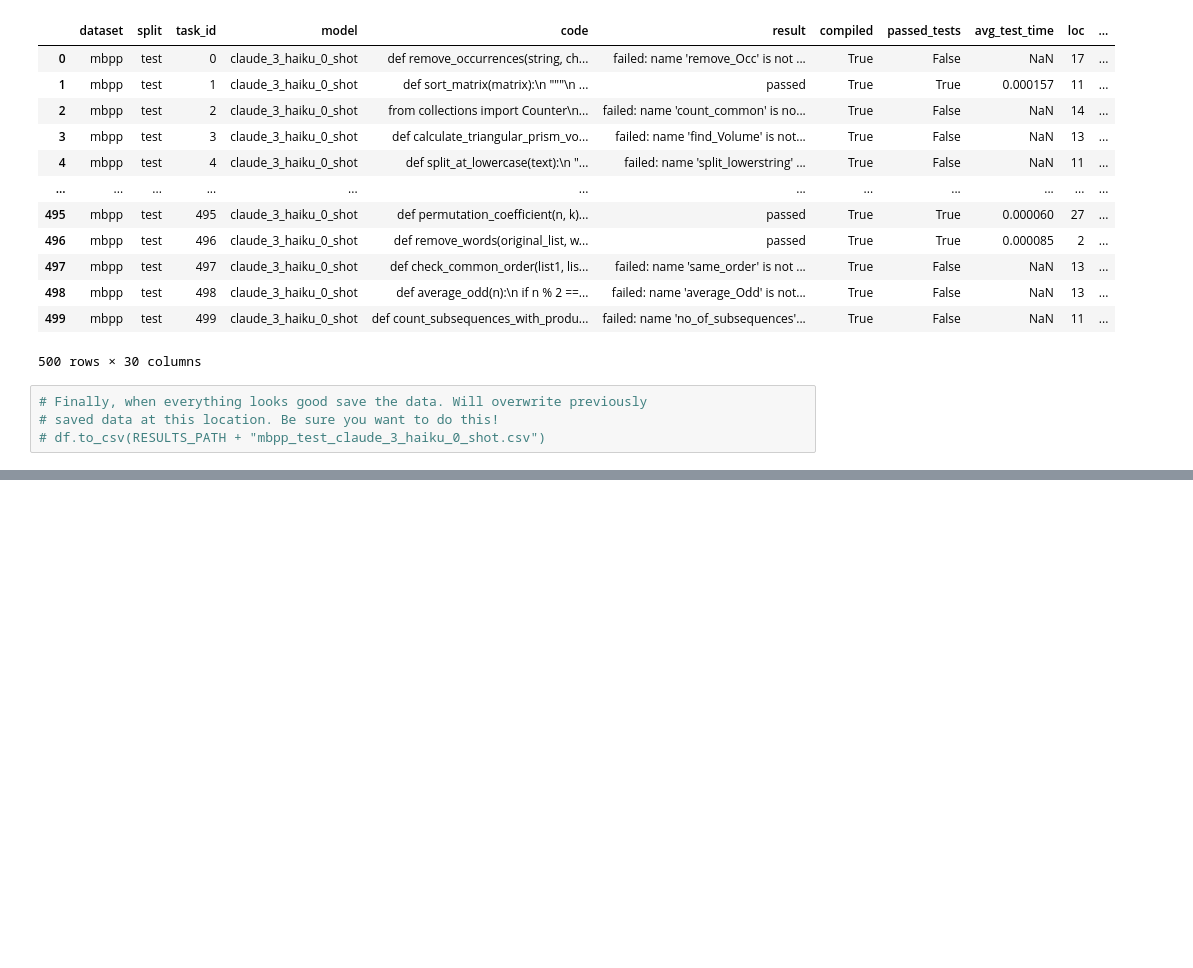
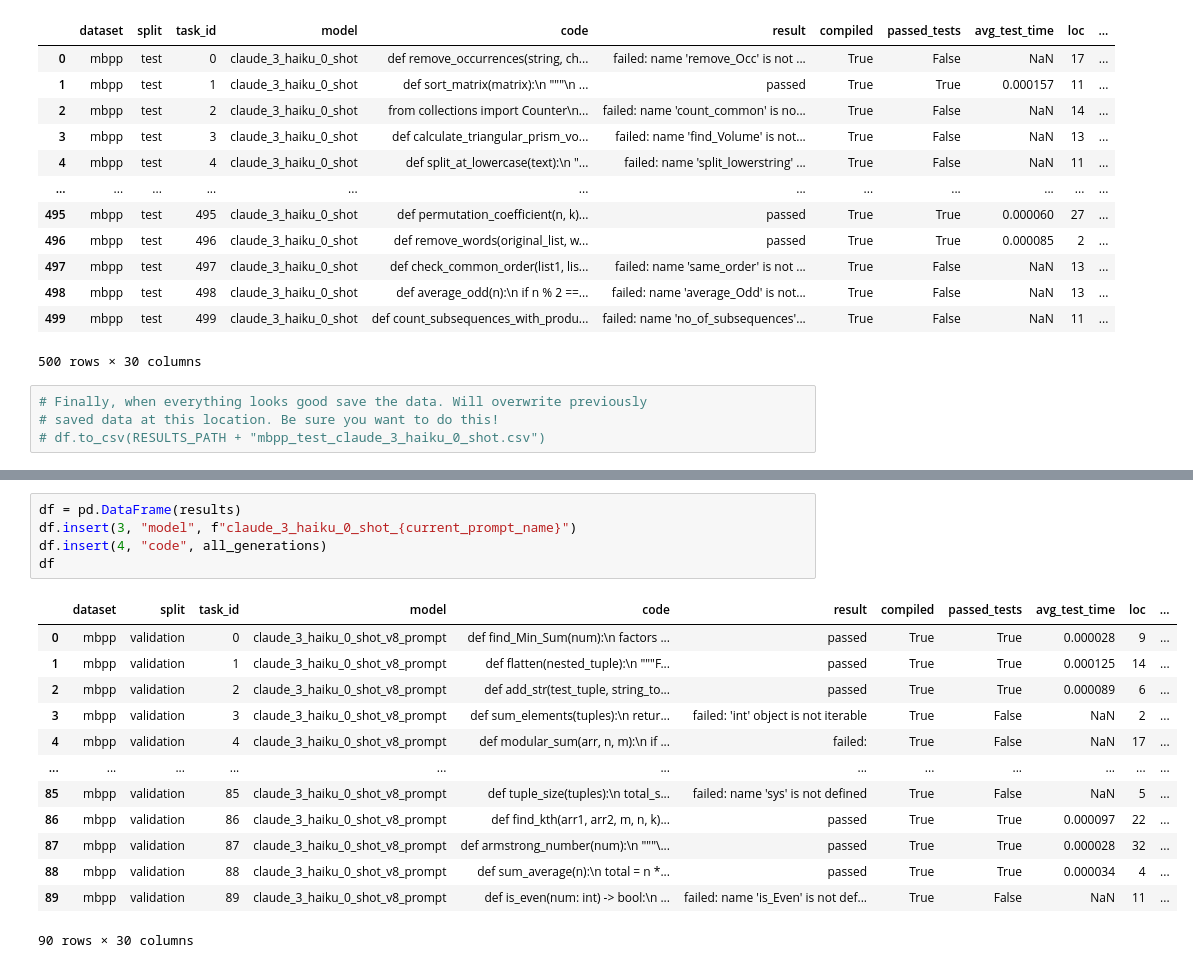
Before and after one commit to sosier/Code_Refactoring_Assistant, a Jupyter notebook: claude/Claude_Generations.ipynb, the cells around one changed output, grey strips where cells are left out. Drawn from its saved outputs; the diff is of its cells as text; blank space fills up the shorter version.

```diff
--- a/claude/Claude_Generations.ipynb
+++ b/claude/Claude_Generations.ipynb
@@ -188,0 +503,19 @@ df
+# %%
+df = pd.DataFrame(results)
+df.insert(3, "model", f"claude_3_haiku_0_shot_{current_prompt_name}")
+df.insert(4, "code", all_generations)
+df
+# %% [output]
+|  | dataset | split | task_id | model | code | result | compiled | passed_tests | avg_test_time | loc | ... |
+| 0 | mbpp | validation | 0 | claude_3_haiku_0_shot_v8_prompt | def find_Min_Sum(num):\n factors ... | passed | True | True | 0.000028 | 9 | ... |
+| 1 | mbpp | validation | 1 | claude_3_haiku_0_shot_v8_prompt | def flatten(nested_tuple):\n """F... | passed | True | True | 0.000125 | 14 | ... |
+| 2 | mbpp | validation | 2 | claude_3_haiku_0_shot_v8_prompt | def add_str(test_tuple, string_to... | passed | True | True | 0.000089 | 6 | ... |
+| 3 | mbpp | validation | 3 | claude_3_haiku_0_shot_v8_prompt | def sum_elements(tuples):\n retur... | failed: 'int' object is not iterable | True | False | NaN | 2 | ... |
+| 4 | mbpp | validation | 4 | claude_3_haiku_0_shot_v8_prompt | def modular_sum(arr, n, m):\n if ... | failed: | True | False | NaN | 17 | ... |
+| ... | ... | ... | ... | ... | ... | ... | ... | ... | ... | ... | ... |
+| 85 | mbpp | validation | 85 | claude_3_haiku_0_shot_v8_prompt | def tuple_size(tuples):\n total_s... | failed: name 'sys' is not defined | True | False | NaN | 5 | ... |
+| 86 | mbpp | validation | 86 | claude_3_haiku_0_shot_v8_prompt | def find_kth(arr1, arr2, m, n, k)... | passed | True | True | 0.000097 | 22 | ... |
+| 87 | mbpp | validation | 87 | claude_3_haiku_0_shot_v8_prompt | def armstrong_number(num):\n """\... | passed | True | True | 0.000028 | 32 | ... |
+| 88 | mbpp | validation | 88 | claude_3_haiku_0_shot_v8_prompt | def sum_average(n):\n total = n *... | passed | True | True | 0.000034 | 4 | ... |
+| 89 | mbpp | validation | 89 | claude_3_haiku_0_shot_v8_prompt | def is_even(num: int) -> bool:\n ... | failed: name 'is_Even' is not def... | True | False | NaN | 11 | ... |
+90 rows × 30 columns
```
Also changed, not shown: parts of 16 cells of this notebook, 5 other files.
